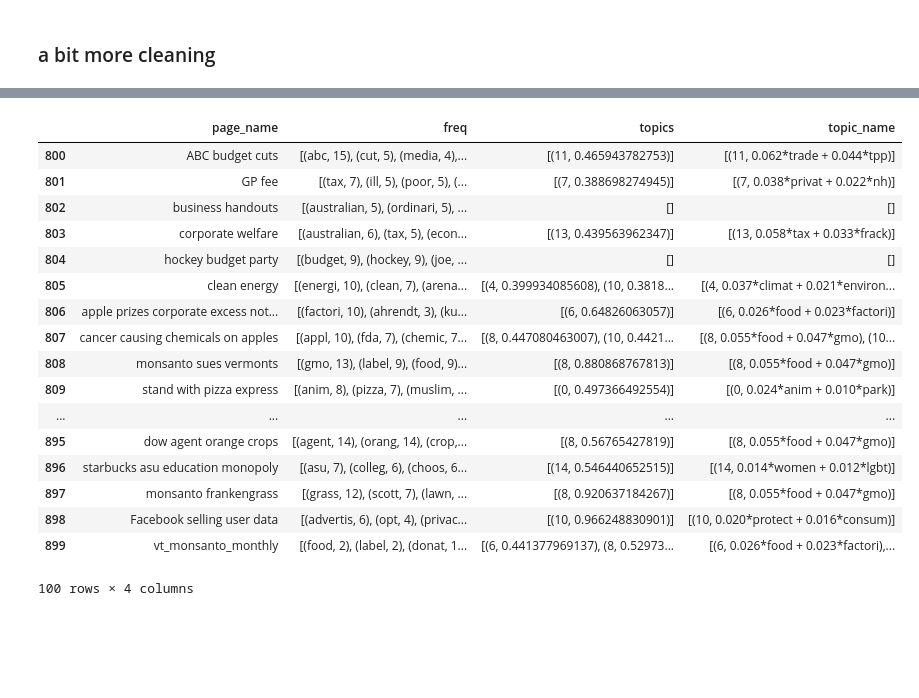
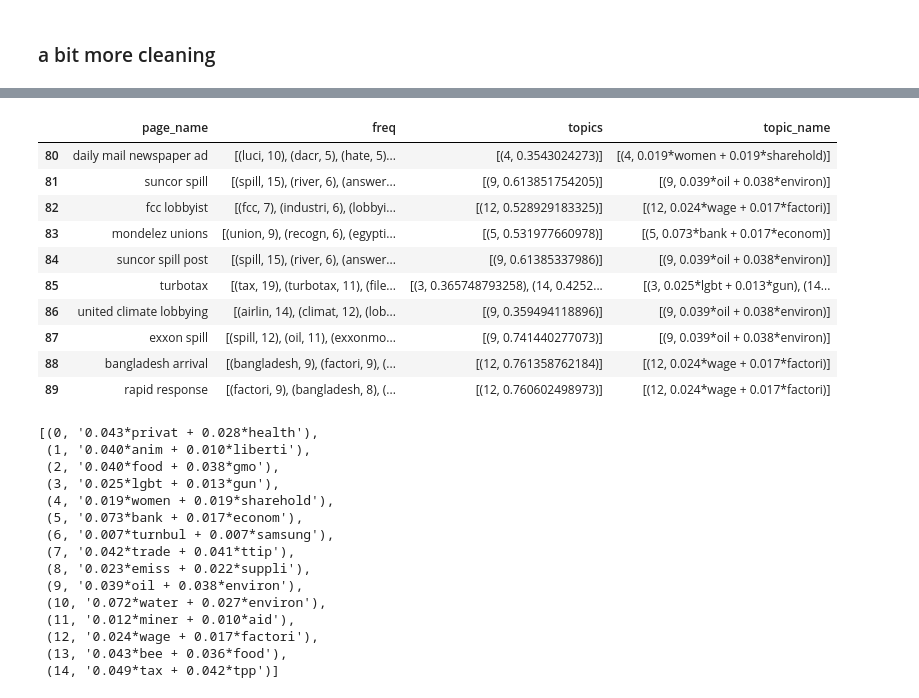
Before and after one commit to tara-m-harwood/springboard_coursework, a Jupyter notebook: Capstone - Topic Analysis with LDA.ipynb, the cells around one changed output, grey strips where cells are left out. Cells and saved outputs as stored; diff of their text form; code cells hidden in the pictures; blank space fills up the shorter version.

```diff
--- a/Capstone - Topic Analysis with LDA.ipynb
+++ b/Capstone - Topic Analysis with LDA.ipynb
@@ -303,32 +251,46 @@ for index, row in camp_txt.iterrows():
 # %%
 camp_txt['topic_name'] = ""
 for index, row in camp_txt.iterrows():
     topics_per_row = camp_txt['topics'][index]
     camp_topic_num = [item[0] for item in topics_per_row]
     temp_list = []
     for num in camp_topic_num:
         for i in all_tops:
             if num == i[0]:
                 temp_list.append(i)
                 #print(index, num, temp_list)
     camp_txt.set_value(index,'topic_name', temp_list)
-camp_txt[["page_name","freq","topics","topic_name"]][800:900]
+camp_txt[["page_name","freq","topics","topic_name"]][80:90]
 # %% [output]
 |  | page_name | freq | topics | topic_name |
-| 800 | ABC budget cuts | [(abc, 15), (cut, 5), (media, 4),... | [(11, 0.465943782753)] | [(11, 0.062*trade + 0.044*tpp)] |
-| 801 | GP fee | [(tax, 7), (ill, 5), (poor, 5), (... | [(7, 0.388698274945)] | [(7, 0.038*privat + 0.022*nh)] |
-| 802 | business handouts | [(australian, 5), (ordinari, 5), ... | [] | [] |
-| 803 | corporate welfare | [(australian, 6), (tax, 5), (econ... | [(13, 0.439563962347)] | [(13, 0.058*tax + 0.033*frack)] |
-| 804 | hockey budget party | [(budget, 9), (hockey, 9), (joe, ... | [] | [] |
-| 805 | clean energy | [(energi, 10), (clean, 7), (arena... | [(4, 0.399934085608), (10, 0.3818... | [(4, 0.037*climat + 0.021*environ... |
-| 806 | apple prizes corporate excess not... | [(factori, 10), (ahrendt, 3), (ku... | [(6, 0.64826063057)] | [(6, 0.026*food + 0.023*factori)] |
-| 807 | cancer causing chemicals on apples | [(appl, 10), (fda, 7), (chemic, 7... | [(8, 0.447080463007), (10, 0.4421... | [(8, 0.055*food + 0.047*gmo), (10... |
-| 808 | monsanto sues vermonts | [(gmo, 13), (label, 9), (food, 9)... | [(8, 0.880868767813)] | [(8, 0.055*food + 0.047*gmo)] |
-| 809 | stand with pizza express | [(anim, 8), (pizza, 7), (muslim, ... | [(0, 0.497366492554)] | [(0, 0.024*anim + 0.010*park)] |
-| ... | ... | ... | ... | ... |
-| 895 | dow agent orange crops | [(agent, 14), (orang, 14), (crop,... | [(8, 0.56765427819)] | [(8, 0.055*food + 0.047*gmo)] |
-| 896 | starbucks asu education monopoly | [(asu, 7), (colleg, 6), (choos, 6... | [(14, 0.546440652515)] | [(14, 0.014*women + 0.012*lgbt)] |
-| 897 | monsanto frankengrass | [(grass, 12), (scott, 7), (lawn, ... | [(8, 0.920637184267)] | [(8, 0.055*food + 0.047*gmo)] |
-| 898 | Facebook selling user data | [(advertis, 6), (opt, 4), (privac... | [(10, 0.966248830901)] | [(10, 0.020*protect + 0.016*consum)] |
-| 899 | vt_monsanto_monthly | [(food, 2), (label, 2), (donat, 1... | [(6, 0.441377969137), (8, 0.52973... | [(6, 0.026*food + 0.023*factori),... |
+| 80 | daily mail newspaper ad | [(luci, 10), (dacr, 5), (hate, 5)... | [(4, 0.3543024273)] | [(4, 0.019*women + 0.019*sharehold)] |
+| 81 | suncor spill | [(spill, 15), (river, 6), (answer... | [(9, 0.613851754205)] | [(9, 0.039*oil + 0.038*environ)] |
+| 82 | fcc lobbyist | [(fcc, 7), (industri, 6), (lobbyi... | [(12, 0.528929183325)] | [(12, 0.024*wage + 0.017*factori)] |
+| 83 | mondelez unions | [(union, 9), (recogn, 6), (egypti... | [(5, 0.531977660978)] | [(5, 0.073*bank + 0.017*econom)] |
+| 84 | suncor spill post | [(spill, 15), (river, 6), (answer... | [(9, 0.61385337986)] | [(9, 0.039*oil + 0.038*environ)] |
+| 85 | turbotax | [(tax, 19), (turbotax, 11), (file... | [(3, 0.365748793258), (14, 0.4252... | [(3, 0.025*lgbt + 0.013*gun), (14... |
+| 86 | united climate lobbying | [(airlin, 14), (climat, 12), (lob... | [(9, 0.359494118896)] | [(9, 0.039*oil + 0.038*environ)] |
+| 87 | exxon spill | [(spill, 12), (oil, 11), (exxonmo... | [(9, 0.741440277073)] | [(9, 0.039*oil + 0.038*environ)] |
+| 88 | bangladesh arrival | [(bangladesh, 9), (factori, 9), (... | [(12, 0.761358762184)] | [(12, 0.024*wage + 0.017*factori)] |
+| 89 | rapid response | [(factori, 9), (bangladesh, 8), (... | [(12, 0.760602498973)] | [(12, 0.024*wage + 0.017*factori)] |
-100 rows × 4 columns
+# %%
+# exploratory data viz
+import pyLDAvis.gensim
+vis = pyLDAvis.gensim.prepare(lda, corpus, dictionary)
+all_tops
+# %% [output]
+[(0, '0.043*privat + 0.028*health'),
+ (1, '0.040*anim + 0.010*liberti'),
+ (2, '0.040*food + 0.038*gmo'),
+ (3, '0.025*lgbt + 0.013*gun'),
+ (4, '0.019*women + 0.019*sharehold'),
+ (5, '0.073*bank + 0.017*econom'),
+ (6, '0.007*turnbul + 0.007*samsung'),
+ (7, '0.042*trade + 0.041*ttip'),
+ (8, '0.023*emiss + 0.022*suppli'),
+ (9, '0.039*oil + 0.038*environ'),
+ (10, '0.072*water + 0.027*environ'),
+ (11, '0.012*miner + 0.010*aid'),
+ (12, '0.024*wage + 0.017*factori'),
+ (13, '0.043*bee + 0.036*food'),
+ (14, '0.049*tax + 0.042*tpp')]
```
Also changed, not shown: parts of 8 cells of this notebook.
